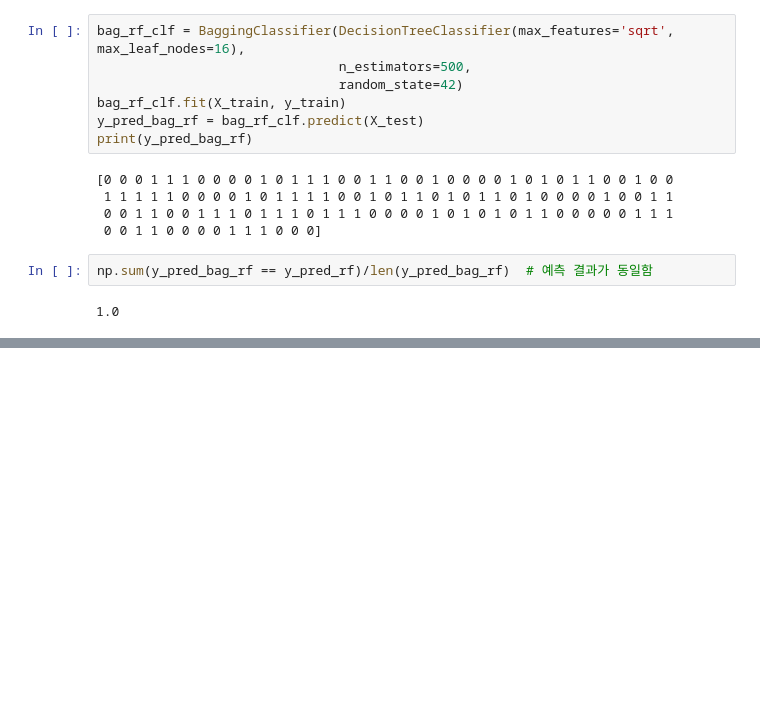
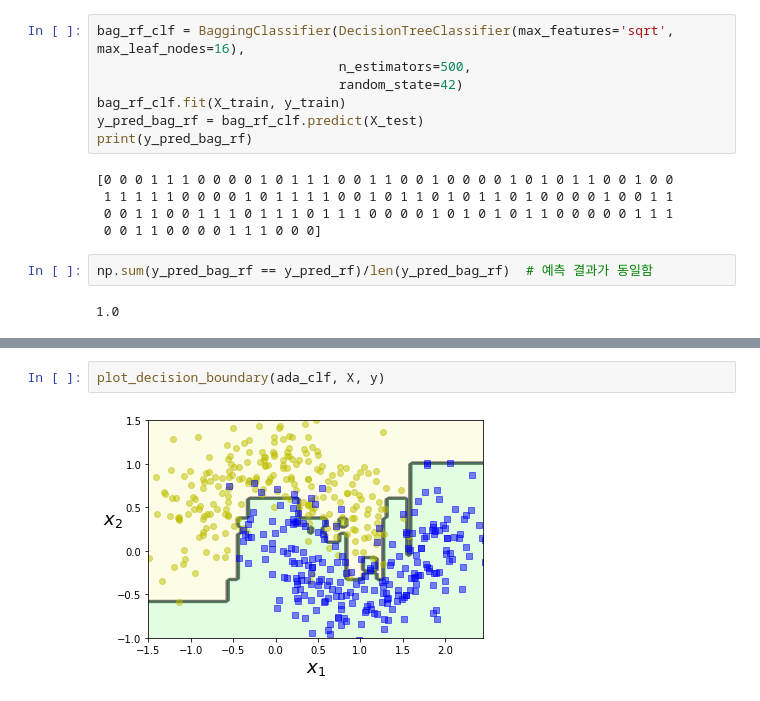
Before and after one commit to sonzwon/TIL_DL, a Jupyter notebook: Ensemble.ipynb, the cells around one changed output, grey strips where cells are left out. Drawn from its saved outputs; the diff is of its cells as text; blank space fills up the shorter version.

```diff
--- a/Ensemble.ipynb
+++ b/Ensemble.ipynb
@@ -155,0 +262,4 @@ np.sum(y_pred_bag_rf == y_pred_rf)/len(y_pred_bag_rf)  # 예측 결과가 동일
+# %%
+plot_decision_boundary(ada_clf, X, y)
+# %% [output]
+[figure, added]
```
Also changed, not shown: parts of 25 cells of this notebook.
